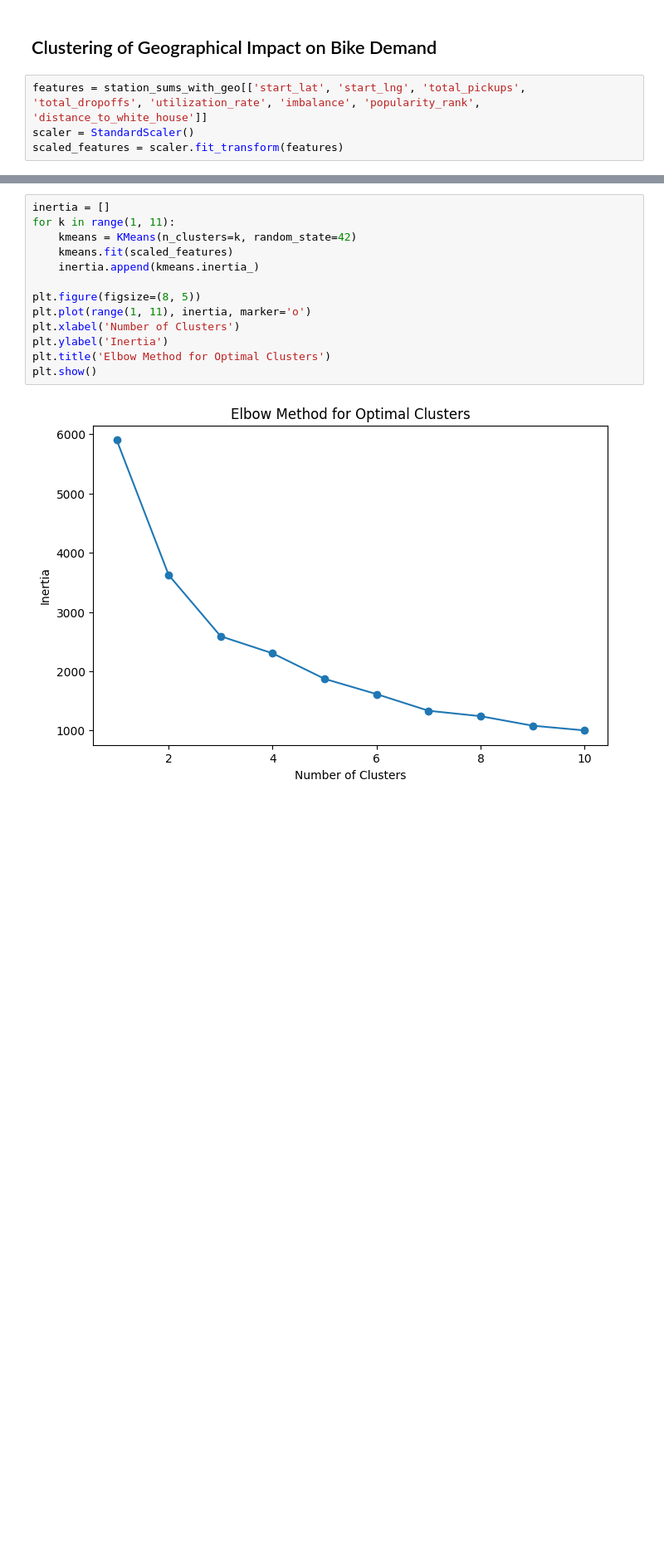
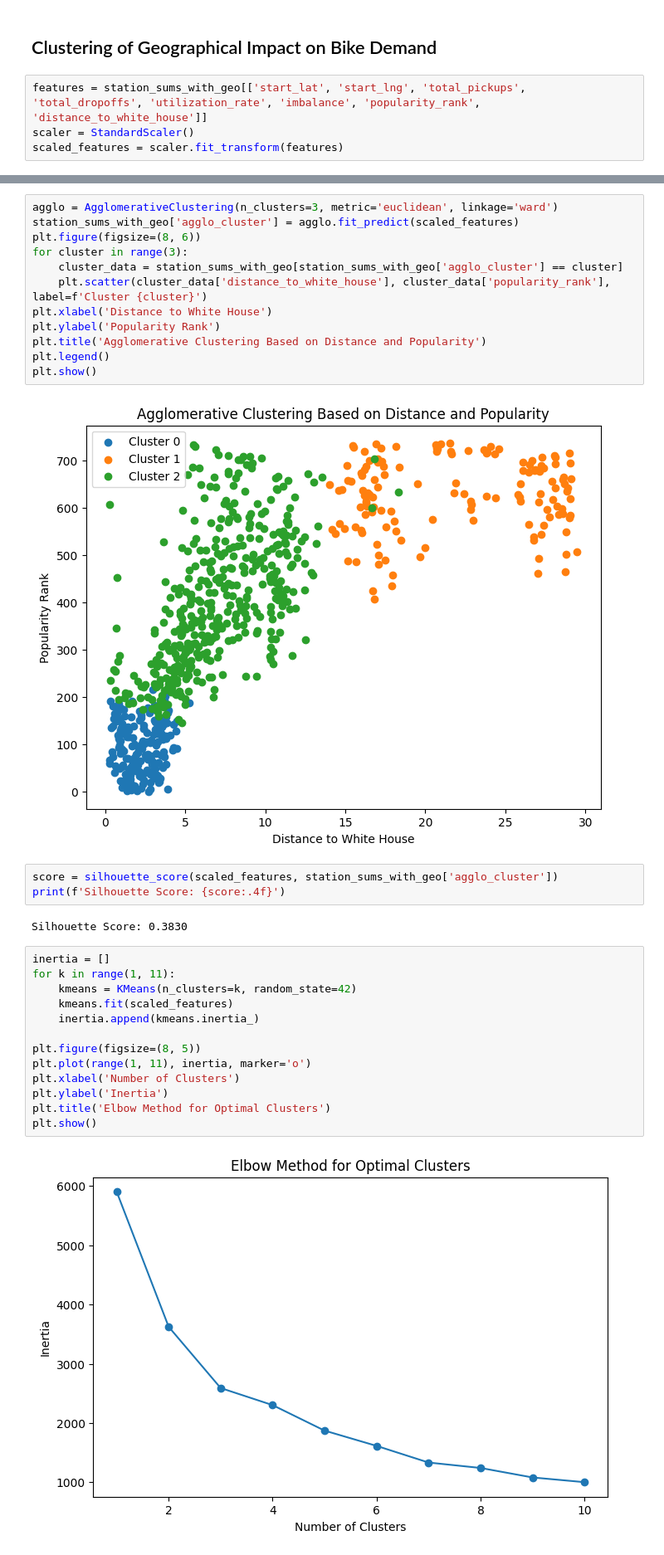
Before and after one commit to Will-Wei7/User-Clustering-on-Capital-bikeshare-dataset, a Jupyter notebook: project_3_machine_learning.ipynb, the cells around one changed output, grey strips where cells are left out. Shown at 83% size. Cells and saved outputs as stored; diff of their text form; blank space fills up the shorter version.

```diff
--- a/project_3_machine_learning.ipynb
+++ b/project_3_machine_learning.ipynb
@@ -1165,3 +1177,22 @@ scaled_features = scaler.fit_transform(features)
+# %%
+agglo = AgglomerativeClustering(n_clusters=3, metric='euclidean', linkage='ward')
+station_sums_with_geo['agglo_cluster'] = agglo.fit_predict(scaled_features)
+plt.figure(figsize=(8, 6))
+for cluster in range(3):
+    cluster_data = station_sums_with_geo[station_sums_with_geo['agglo_cluster'] == cluster]
+    plt.scatter(cluster_data['distance_to_white_house'], cluster_data['popularity_rank'], label=f'Cluster {cluster}')
+plt.xlabel('Distance to White House')
+plt.ylabel('Popularity Rank')
+plt.title('Agglomerative Clustering Based on Distance and Popularity')
+plt.legend()
+plt.show()
+# %% [output]
+[figure, added]
+# %%
+score = silhouette_score(scaled_features, station_sums_with_geo['agglo_cluster'])
+print(f'Silhouette Score: {score:.4f}')
+# %% [output]
+Silhouette Score: 0.3830
 # %%
 inertia = []
 for k in range(1, 11):
```
Also changed, not shown: parts of 13 cells of this notebook, 1 other file.
